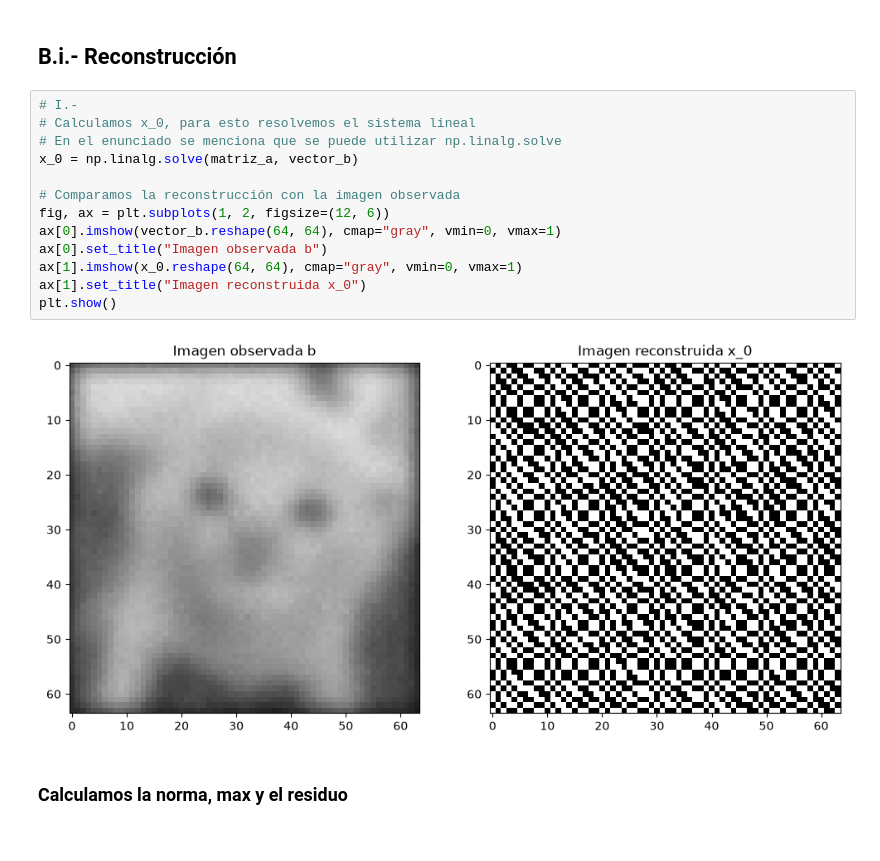
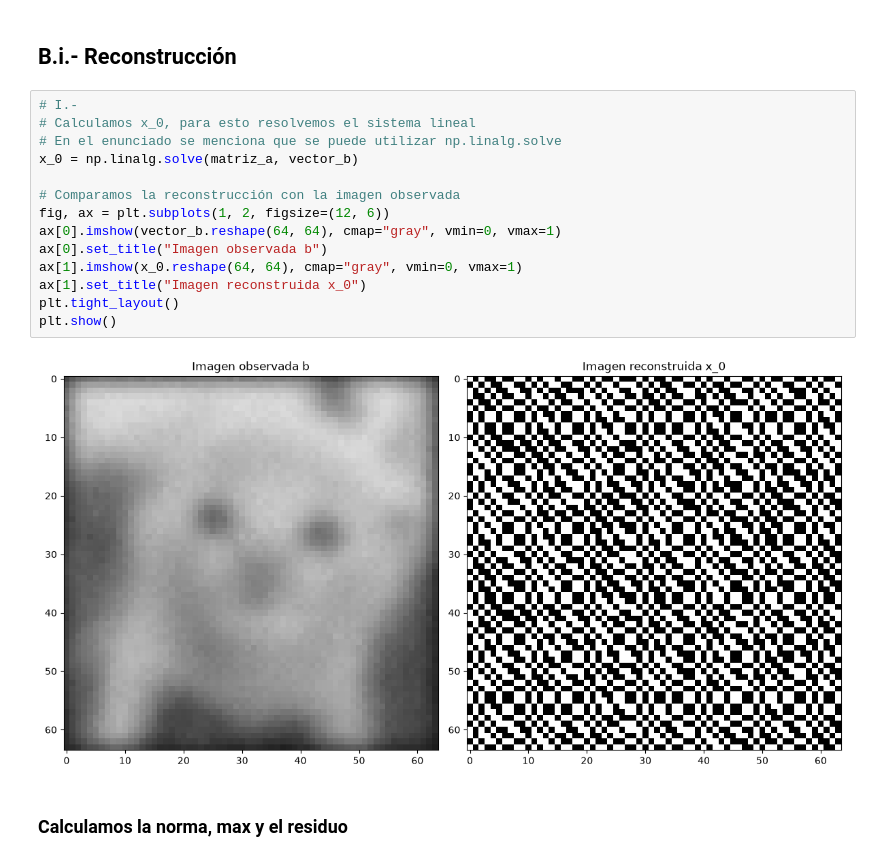
Before and after one commit to Sofiiahh/tarea-calculo-ds, a Jupyter notebook: Pregunta-1/P1-desarrollo.ipynb, the cells around one changed output. Cells and saved outputs as stored; diff of their text form.

```diff
--- a/Pregunta-1/P1-desarrollo.ipynb
+++ b/Pregunta-1/P1-desarrollo.ipynb
@@ -17,18 +17,19 @@ vector_b = datos["b"]
 # %%
 # I.-
 # Calculamos x_0, para esto resolvemos el sistema lineal
 # En el enunciado se menciona que se puede utilizar np.linalg.solve
 x_0 = np.linalg.solve(matriz_a, vector_b)
 
 # Comparamos la reconstrucción con la imagen observada
 fig, ax = plt.subplots(1, 2, figsize=(12, 6))
 ax[0].imshow(vector_b.reshape(64, 64), cmap="gray", vmin=0, vmax=1)
 ax[0].set_title("Imagen observada b")
 ax[1].imshow(x_0.reshape(64, 64), cmap="gray", vmin=0, vmax=1)
 ax[1].set_title("Imagen reconstruida x_0")
+plt.tight_layout()
 plt.show()
 # %% [output]
-[figure, old version]
+[figure, new version]
 # %% [markdown]
 ### Calculamos la norma, max y el residuo
 # %%
```
Also changed, not shown: parts of 6 cells of this notebook.
